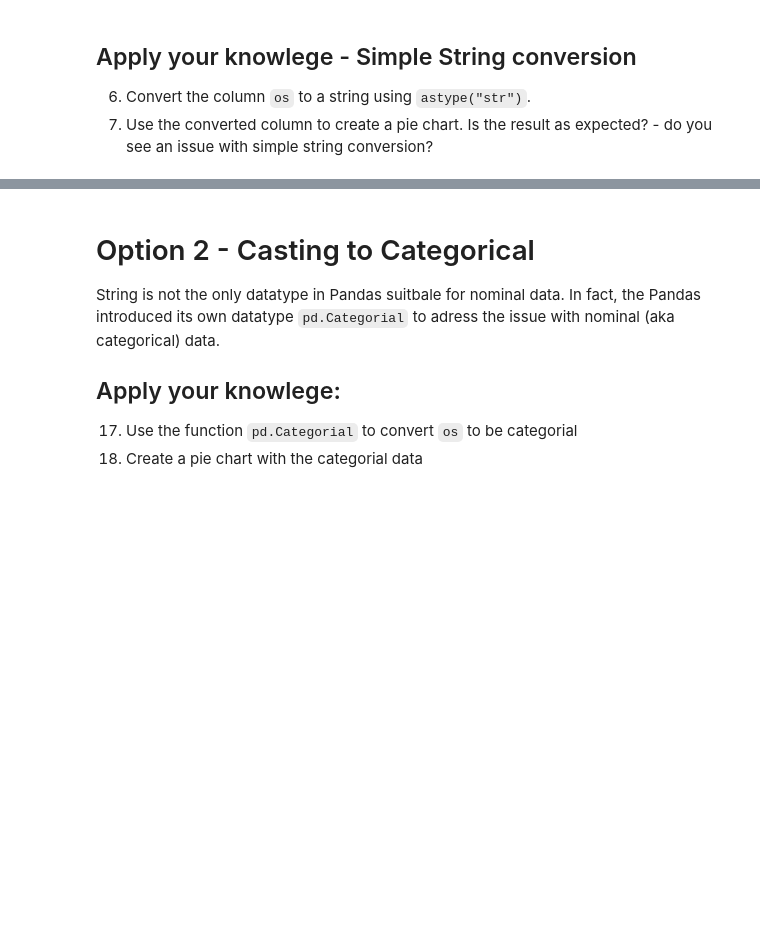
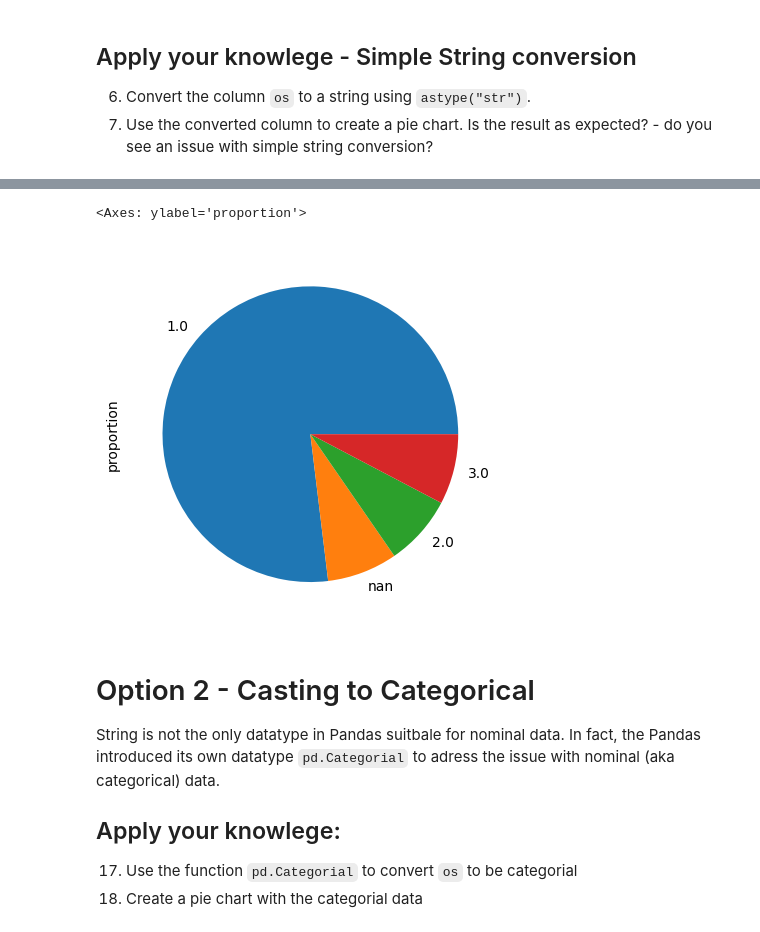
Before and after one commit to mschuessler/dba_lecture, a Jupyter notebook: notebooks/DBA2_03_Data_Wrangling_and_StatTests.ipynb, the cells around one changed output, grey strips where cells are left out. Saved outputs shown, nothing was run; the diff lists cells and outputs as text; code cells hidden in the pictures; blank space fills up the shorter version.

```diff
--- a/notebooks/DBA2_03_Data_Wrangling_and_StatTests.ipynb
+++ b/notebooks/DBA2_03_Data_Wrangling_and_StatTests.ipynb
@@ -127,3 +271,5 @@ Our DataFrame currently contains many columns that are not relevant to our analy
 2. Remove the column `os_4_text` from the answ dataframe
     - Do not remove it immediately. Try the command first. Once happy with the result assign it to answ
     - Do not use `inplace`!
+# %%
+answ = answ.drop(columns="os_4_text")
@@ -147,6 +311,8 @@ This approach, as discussed in the previous section, minimizes errors and ensure
 # %% [markdown]
 ## Apply your knowlege - Renaming individual columns
 3. Rename `recipientlastname` to `lastname` and `finished` to `completed`
+# %%
+answ = answ.rename(columns={"recipientlastname":"lastname", "finished":"completed"})
 # %% [markdown]
 ## Identifying Columns to Delete
 
@@ -171,3 +356,7 @@ answ.nunique()
 4. Delete all columns which:
     - contain no information.
     - always contain the same information.
+# %%
+columns_with_no_information = answ.columns[answ.nunique() < 2]
+# %%
+answ = answ.drop(columns=columns_with_no_information)
@@ -206,3 +461,8 @@ For example, in our survey dataset, the `os` column represents the operating sys
+# %%
+answ.os.astype("str").value_counts(normalize=True).plot.pie()
+# %% [output]
+<Axes: ylabel='proportion'>
+[figure, added]
 # %% [markdown]
 # Option 2 - Casting to Categorical
 String is not the only datatype in Pandas suitbale for nominal data. In fact, the Pandas introduced its own datatype `pd.Categorial` to adress the issue with nominal (aka categorical) data.
```
Also changed, not shown: parts of 58 cells of this notebook.
